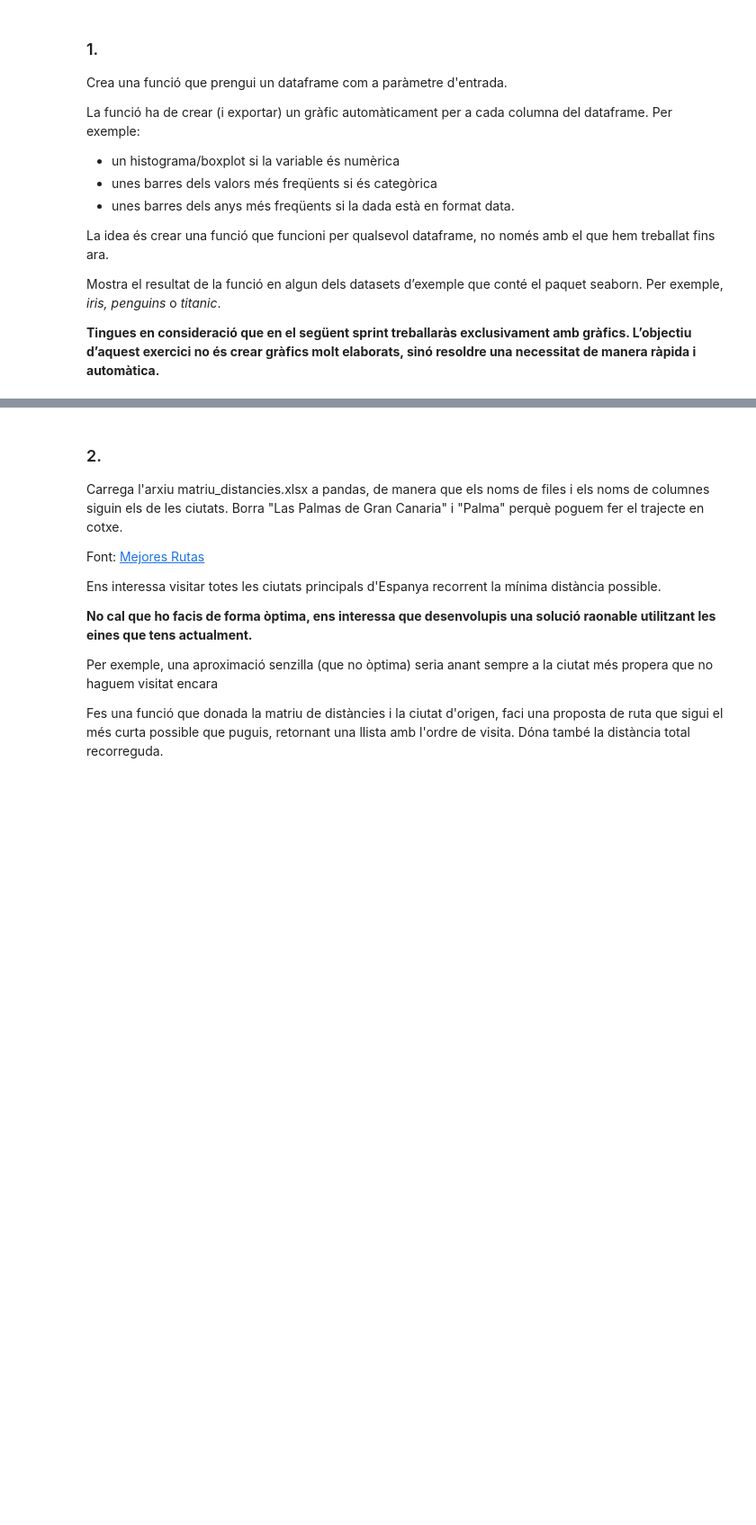
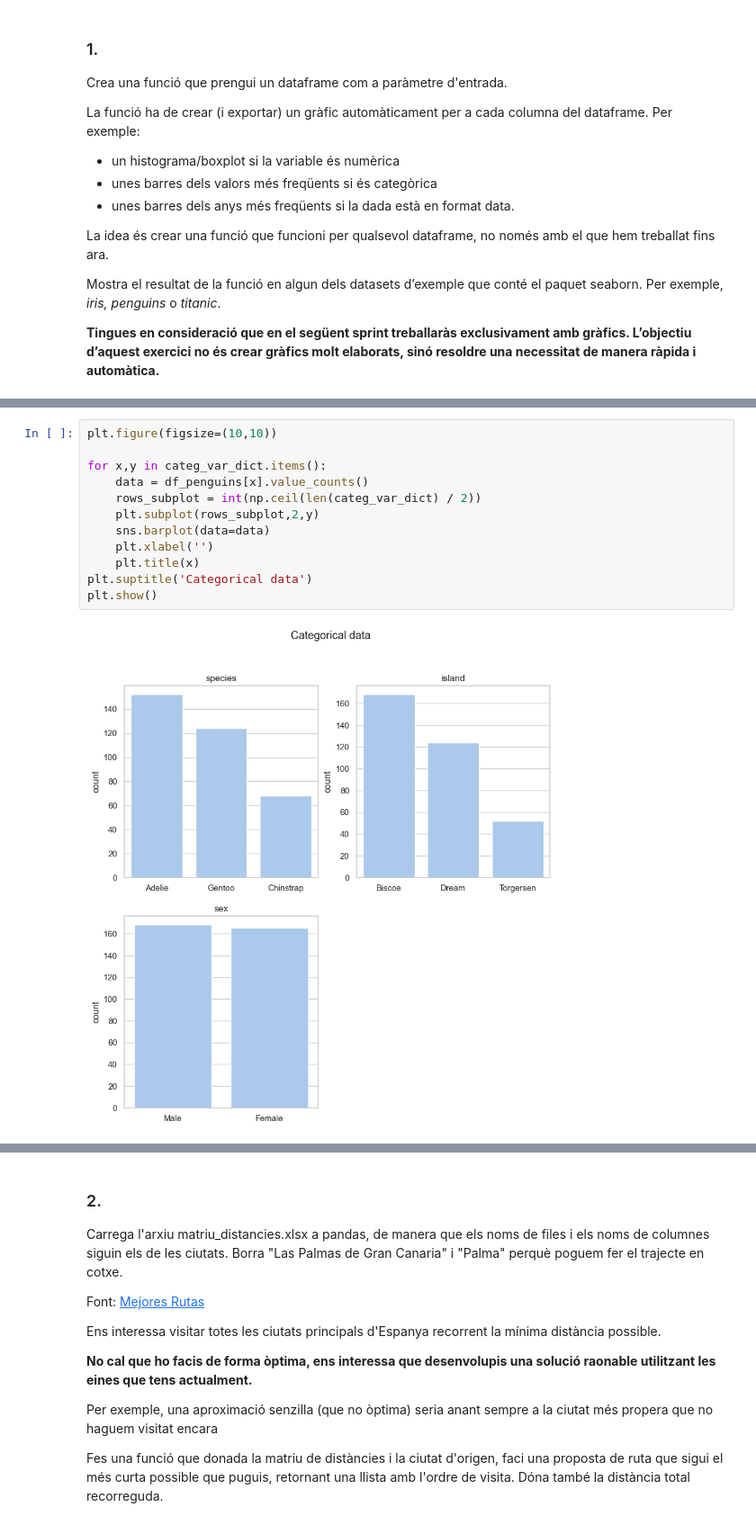
Before and after one commit to sabispb/it-academy-data-analytics, a Jupyter notebook: Sprint10_AnaliticaDadesPython/S10_PlanasBonell_Sabina.ipynb, the cells around one changed output, grey strips where cells are left out. Shown at 90% size. Saved outputs shown, nothing was run; the diff lists cells and outputs as text; blank space fills up the shorter version.

```diff
--- a/Sprint10_AnaliticaDadesPython/S10_PlanasBonell_Sabina.ipynb
+++ b/Sprint10_AnaliticaDadesPython/S10_PlanasBonell_Sabina.ipynb
@@ -648,0 +994,14 @@ Mostra el resultat de la funció en algun dels datasets d’exemple que conté e
+# %%
+plt.figure(figsize=(10,10))
+
+for x,y in categ_var_dict.items():
+    data = df_penguins[x].value_counts()
+    rows_subplot = int(np.ceil(len(categ_var_dict) / 2))
+    plt.subplot(rows_subplot,2,y)
+    sns.barplot(data=data)
+    plt.xlabel('')
+    plt.title(x)
+plt.suptitle('Categorical data')
+plt.show()
+# %% [output]
+[figure, added]
```
Also changed, not shown: parts of 68 cells of this notebook, 18 other files.
